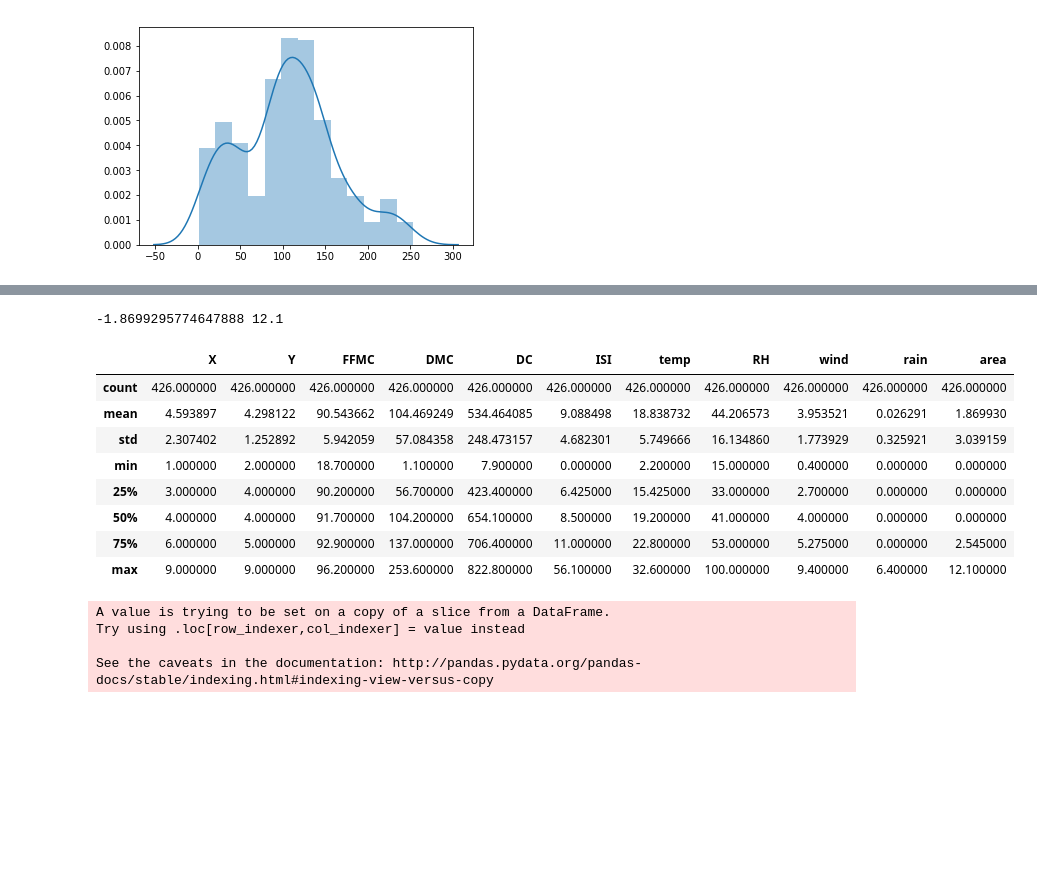
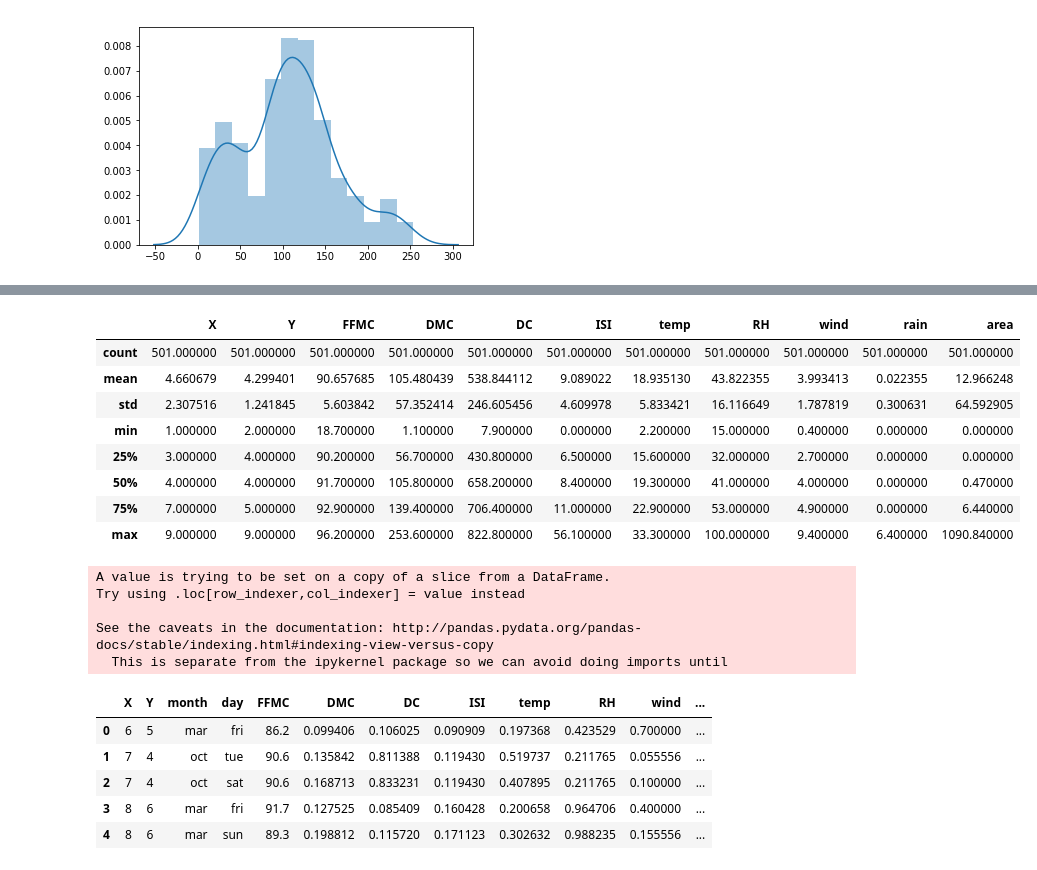
Before and after one commit to kaushal-py/data-mining, a Jupyter notebook: Data Preprocessing/forest_visualization_a.ipynb, the cells around one changed output, grey strips where cells are left out. Cells and saved outputs as stored; diff of their text form; code cells hidden in the pictures; blank space fills up the shorter version.

```diff
--- a/forest_visualization_a.ipynb
+++ b/Data Preprocessing/forest_visualization_a.ipynb
@@ -9,7 +10,7 @@ import seaborn as sns
 # %% [markdown]
 ## Preprocessing
 # %%
-df = pd.read_csv('./Data Preprocessing/forestfires.csv')
+df = pd.read_csv('./forestfires.csv')
 # %%
 df.head()
 # %% [output]
@@ -131,16 +118,12 @@ getQuantileRange(df2, 'area')
-# %%
-df3 = reduceByQuantile(df2,'area' , .85)
-# %% [output]
--1.8699295774647888 12.1
 # %%
-df3.describe()
+df2.describe()
 # %% [output]
 |  | X | Y | FFMC | DMC | DC | ISI | temp | RH | wind | rain | area |
-| count | 426.000000 | 426.000000 | 426.000000 | 426.000000 | 426.000000 | 426.000000 | 426.000000 | 426.000000 | 426.000000 | 426.000000 | 426.000000 |
-| mean | 4.593897 | 4.298122 | 90.543662 | 104.469249 | 534.464085 | 9.088498 | 18.838732 | 44.206573 | 3.953521 | 0.026291 | 1.869930 |
-| std | 2.307402 | 1.252892 | 5.942059 | 57.084358 | 248.473157 | 4.682301 | 5.749666 | 16.134860 | 1.773929 | 0.325921 | 3.039159 |
+| count | 501.000000 | 501.000000 | 501.000000 | 501.000000 | 501.000000 | 501.000000 | 501.000000 | 501.000000 | 501.000000 | 501.000000 | 501.000000 |
+| mean | 4.660679 | 4.299401 | 90.657685 | 105.480439 | 538.844112 | 9.089022 | 18.935130 | 43.822355 | 3.993413 | 0.022355 | 12.966248 |
+| std | 2.307516 | 1.241845 | 5.603842 | 57.352414 | 246.605456 | 4.609978 | 5.833421 | 16.116649 | 1.787819 | 0.300631 | 64.592905 |
 | min | 1.000000 | 2.000000 | 18.700000 | 1.100000 | 7.900000 | 0.000000 | 2.200000 | 15.000000 | 0.400000 | 0.000000 | 0.000000 |
-| 25% | 3.000000 | 4.000000 | 90.200000 | 56.700000 | 423.400000 | 6.425000 | 15.425000 | 33.000000 | 2.700000 | 0.000000 | 0.000000 |
-| 50% | 4.000000 | 4.000000 | 91.700000 | 104.200000 | 654.100000 | 8.500000 | 19.200000 | 41.000000 | 4.000000 | 0.000000 | 0.000000 |
-| 75% | 6.000000 | 5.000000 | 92.900000 | 137.000000 | 706.400000 | 11.000000 | 22.800000 | 53.000000 | 5.275000 | 0.000000 | 2.545000 |
-| max | 9.000000 | 9.000000 | 96.200000 | 253.600000 | 822.800000 | 56.100000 | 32.600000 | 100.000000 | 9.400000 | 6.400000 | 12.100000 |
+| 25% | 3.000000 | 4.000000 | 90.200000 | 56.700000 | 430.800000 | 6.500000 | 15.600000 | 32.000000 | 2.700000 | 0.000000 | 0.000000 |
+| 50% | 4.000000 | 4.000000 | 91.700000 | 105.800000 | 658.200000 | 8.400000 | 19.300000 | 41.000000 | 4.000000 | 0.000000 | 0.470000 |
+| 75% | 7.000000 | 5.000000 | 92.900000 | 139.400000 | 706.400000 | 11.000000 | 22.900000 | 53.000000 | 4.900000 | 0.000000 | 6.440000 |
+| max | 9.000000 | 9.000000 | 96.200000 | 253.600000 | 822.800000 | 56.100000 | 33.300000 | 100.000000 | 9.400000 | 6.400000 | 1090.840000 |
@@ -151,7 +129,0 @@ def splitNcalc(df, col, bins, labels):
-# %%
-df4 = splitNcalc(df3, 'rain', 3, labels=["low", "moderate", "high"])
-# %% [output]
-A value is trying to be set on a copy of a slice from a DataFrame.
-Try using .loc[row_indexer,col_indexer] = value instead
-
-See the caveats in the documentation: http://pandas.pydata.org/pandas-docs/stable/indexing.html#indexing-view-versus-copy
@@ -157,0 +134,17 @@ See the caveats in the documentation: http://pandas.pydata.org/pandas-docs/stabl
+# %%
+cols = ["DMC", "DC", "ISI", "temp", "RH", "wind", "area", "rain", "area"]
+for col in cols:
+    df2[col] = normalize(df3, col)
+df3.head()
+# %% [output]
+A value is trying to be set on a copy of a slice from a DataFrame.
+Try using .loc[row_indexer,col_indexer] = value instead
+
+See the caveats in the documentation: http://pandas.pydata.org/pandas-docs/stable/indexing.html#indexing-view-versus-copy
+  This is separate from the ipykernel package so we can avoid doing imports until
+|  | X | Y | month | day | FFMC | DMC | DC | ISI | temp | RH | wind | ... |
+| 0 | 6 | 5 | mar | fri | 86.2 | 0.099406 | 0.106025 | 0.090909 | 0.197368 | 0.423529 | 0.700000 | ... |
+| 1 | 7 | 4 | oct | tue | 90.6 | 0.135842 | 0.811388 | 0.119430 | 0.519737 | 0.211765 | 0.055556 | ... |
+| 2 | 7 | 4 | oct | sat | 90.6 | 0.168713 | 0.833231 | 0.119430 | 0.407895 | 0.211765 | 0.100000 | ... |
+| 3 | 8 | 6 | mar | fri | 91.7 | 0.127525 | 0.085409 | 0.160428 | 0.200658 | 0.964706 | 0.400000 | ... |
+| 4 | 8 | 6 | mar | sun | 89.3 | 0.198812 | 0.115720 | 0.171123 | 0.302632 | 0.988235 | 0.155556 | ... |
```
Also changed, not shown: parts of 13 cells of this notebook.
